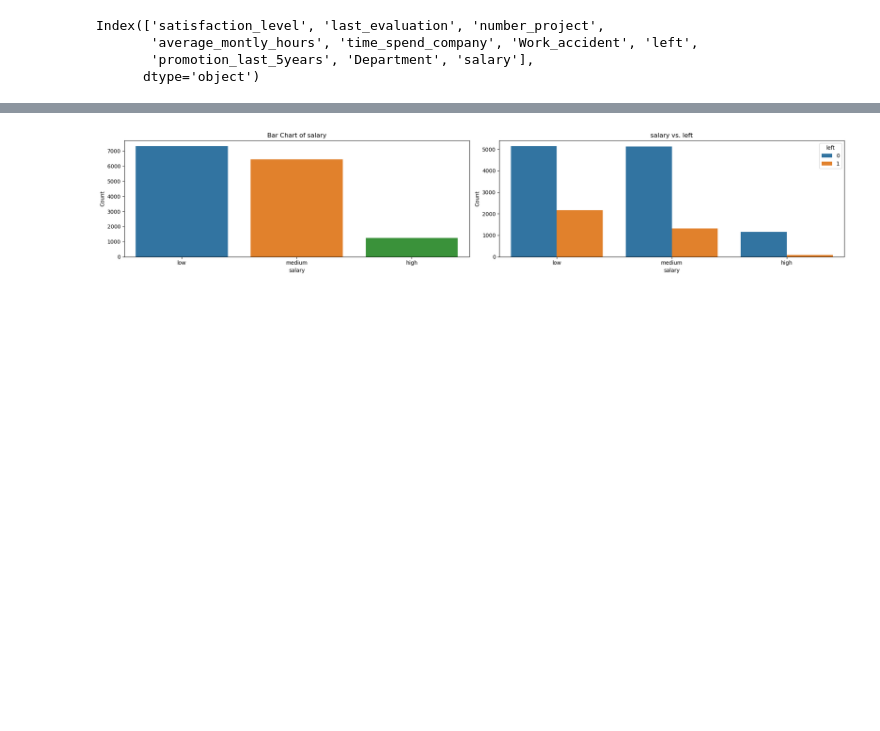
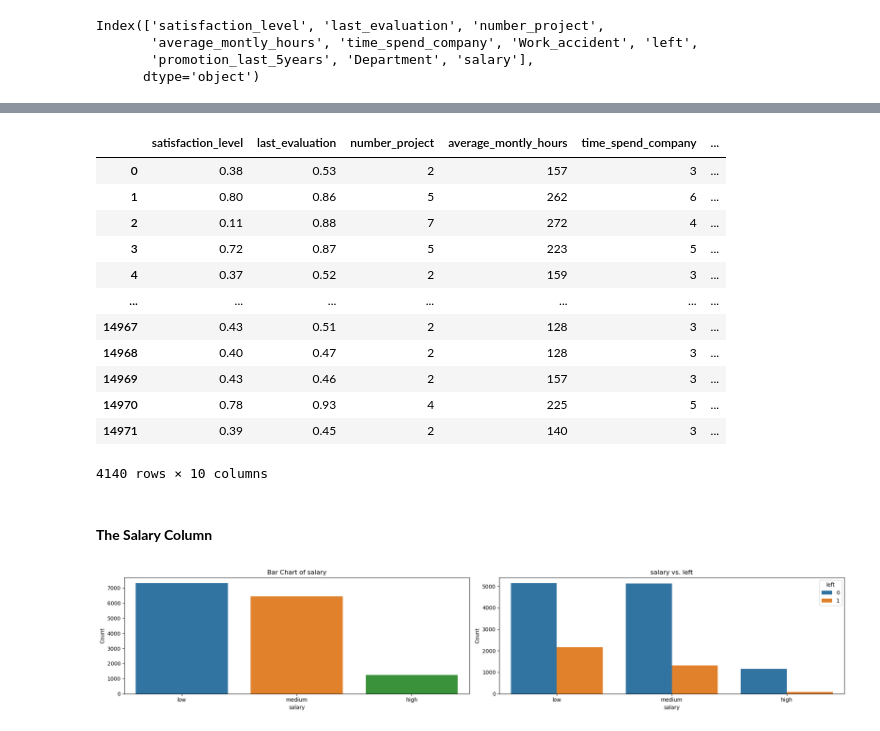
Before and after one commit to Emilly-Njue/HR-ANALYTICS, a Jupyter notebook: hr_analytics.ipynb, the cells around one changed output, grey strips where cells are left out. Cells and saved outputs as stored; diff of their text form; code cells hidden in the pictures; blank space fills up the shorter version.

```diff
--- a/hr_analytics.ipynb
+++ b/hr_analytics.ipynb
@@ -149,3 +209,22 @@ plot_bar_charts('Department', 'left')
+# %%
+sales_data = hr[hr['Department'] == 'sales']
+sales_data
+# %% [output]
+|  | satisfaction_level | last_evaluation | number_project | average_montly_hours | time_spend_company | ... |
+| 0 | 0.38 | 0.53 | 2 | 157 | 3 | ... |
+| 1 | 0.80 | 0.86 | 5 | 262 | 6 | ... |
+| 2 | 0.11 | 0.88 | 7 | 272 | 4 | ... |
+| 3 | 0.72 | 0.87 | 5 | 223 | 5 | ... |
+| 4 | 0.37 | 0.52 | 2 | 159 | 3 | ... |
+| ... | ... | ... | ... | ... | ... | ... |
+| 14967 | 0.43 | 0.51 | 2 | 128 | 3 | ... |
+| 14968 | 0.40 | 0.47 | 2 | 128 | 3 | ... |
+| 14969 | 0.43 | 0.46 | 2 | 157 | 3 | ... |
+| 14970 | 0.78 | 0.93 | 4 | 225 | 5 | ... |
+| 14971 | 0.39 | 0.45 | 2 | 140 | 3 | ... |
+4140 rows × 10 columns
+# %% [markdown]
+#### **The Salary Column**
 # %%
 plot_bar_charts('salary', 'left')
 # %% [output]
```
Also changed, not shown: parts of 9 cells of this notebook.
